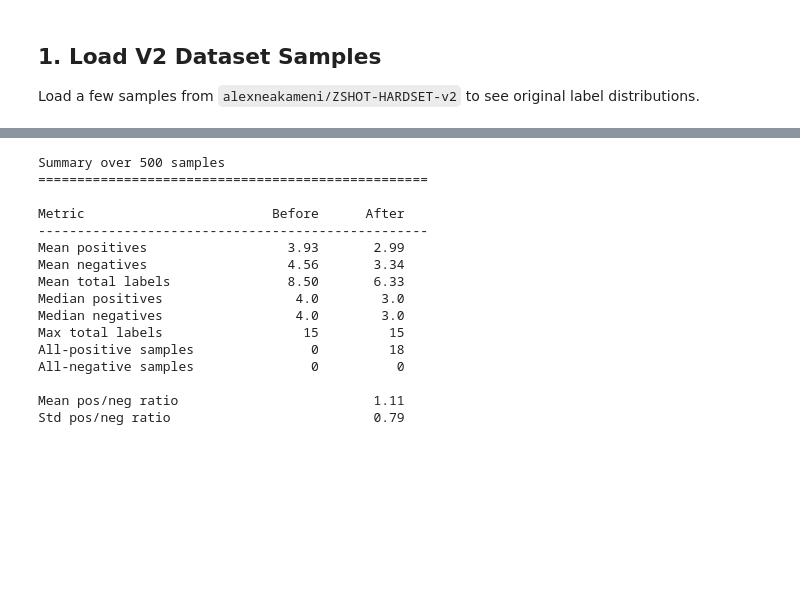
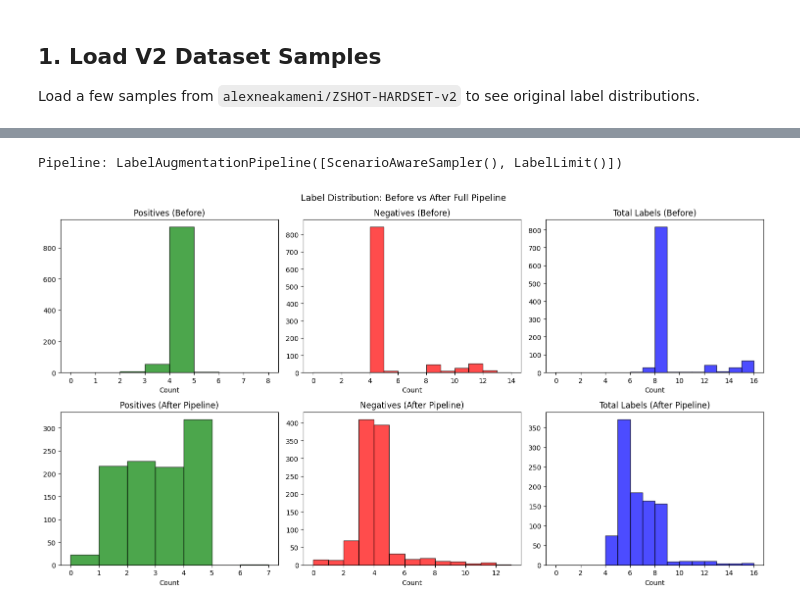
Before and after one commit to KameniAlexNea/zero-shot-classification, a Jupyter notebook: notebooks/LabelAugmentationDemo.ipynb, the cells around one changed output, grey strips where cells are left out. Cells and saved outputs as stored; diff of their text form; code cells hidden in the pictures; blank space fills up the shorter version.

```diff
--- a/notebooks/LabelAugmentationDemo.ipynb
+++ b/notebooks/LabelAugmentationDemo.ipynb
@@ -237,35 +376,52 @@ Run the full label augmentation pipeline on 500+ samples and report summary stat
 # %%
-print(f"Summary over {N} samples\n" + "=" * 50)
-print(f"\n{'Metric':<25} {'Before':>10} {'After':>10}")
-print("-" * 50)
-print(f"{'Mean positives':<25} {np.mean(pos_before):>10.2f} {np.mean(pos_after):>10.2f}")
-print(f"{'Mean negatives':<25} {np.mean(neg_before):>10.2f} {np.mean(neg_after):>10.2f}")
-print(f"{'Mean total labels':<25} {np.mean(total_before):>10.2f} {np.mean(total_after):>10.2f}")
-print(f"{'Median positives':<25} {np.median(pos_before):>10.1f} {np.median(pos_after):>10.1f}")
-print(f"{'Median negatives':<25} {np.median(neg_before):>10.1f} {np.median(neg_after):>10.1f}")
-print(f"{'Max total labels':<25} {max(total_before):>10} {max(total_after):>10}")
-print(f"{'All-positive samples':<25} {sum(1 for n in neg_before if n == 0):>10} {sum(1 for n in neg_after if n == 0):>10}")
-print(f"{'All-negative samples':<25} {sum(1 for p in pos_before if p == 0):>10} {sum(1 for p in pos_after if p == 0):>10}")
+# Load full pipeline from config
+pipeline = load_label_augmentation_pipeline("../gliznet/config/augmentation_config.yaml")
+print(f"Pipeline: {pipeline}\n")
 
-# Pos/Neg ratio distribution
-ratios_after = [p / max(n, 1) for p, n in zip(pos_after, neg_after)]
-print(f"\n{'Mean pos/neg ratio':<25} {'':>10} {np.mean(ratios_after):>10.2f}")
-print(f"{'Std pos/neg ratio':<25} {'':>10} {np.std(ratios_after):>10.2f}")
+N_stats = min(1000, len(ds))
+pos_before, neg_before, total_before = [], [], []
+pos_after, neg_after, total_after = [], [], []
+
+for i in range(N_stats):
+    sample = ds[i]
+    ltext, lint = sample["ltext"], sample["lint"]
+
+    p = sum(lint)
+    n = len(lint) - p
+    pos_before.append(p)
+    neg_before.append(n)
+    total_before.append(len(lint))
+
+    ltext_aug, lint_aug = pipeline(ltext.copy(), lint.copy())
+    p2 = sum(lint_aug)
+    n2 = len(lint_aug) - p2
+    pos_after.append(p2)
+    neg_after.append(n2)
+    total_after.append(len(lint_aug))
+
+fig, axes = plt.subplots(2, 3, figsize=(15, 8))
+
+axes[0, 0].hist(pos_before, bins=range(0, max(pos_before) + 2), alpha=0.7, color="green", edgecolor="black")
+axes[0, 0].set_title("Positives (Before)")
+axes[0, 1].hist(neg_before, bins=range(0, max(neg_before) + 2), alpha=0.7, color="red", edgecolor="black")
+axes[0, 1].set_title("Negatives (Before)")
+axes[0, 2].hist(total_before, bins=range(0, max(total_before) + 2), alpha=0.7, color="blue", edgecolor="black")
+axes[0, 2].set_title("Total Labels (Before)")
+
+axes[1, 0].hist(pos_after, bins=range(0, max(pos_after) + 2), alpha=0.7, color="green", edgecolor="black")
+axes[1, 0].set_title("Positives (After Pipeline)")
+axes[1, 1].hist(neg_after, bins=range(0, max(neg_after) + 2), alpha=0.7, color="red", edgecolor="black")
+axes[1, 1].set_title("Negatives (After Pipeline)")
+axes[1, 2].hist(total_after, bins=range(0, max(total_after) + 2), alpha=0.7, color="blue", edgecolor="black")
+axes[1, 2].set_title("Total Labels (After Pipeline)")
+
+for ax in axes.flat:
+    ax.set_xlabel("Count")
+
+plt.tight_layout()
+plt.suptitle("Label Distribution: Before vs After Full Pipeline", y=1.02, fontsize=13)
+plt.show()
 # %% [output]
-Summary over 500 samples
-==================================================
-
-Metric                        Before      After
---------------------------------------------------
-Mean positives                  3.93       2.99
-Mean negatives                  4.56       3.34
-Mean total labels               8.50       6.33
-Median positives                 4.0        3.0
-Median negatives                 4.0        3.0
-Max total labels                  15         15
-All-positive samples               0         18
-All-negative samples               0          0
-
-Mean pos/neg ratio                         1.11
-Std pos/neg ratio                          0.79
+Pipeline: LabelAugmentationPipeline([ScenarioAwareSampler(), LabelLimit()])
+[figure, added]
 # %% [markdown]
```
Also changed, not shown: parts of 21 cells of this notebook, 2 other files.
